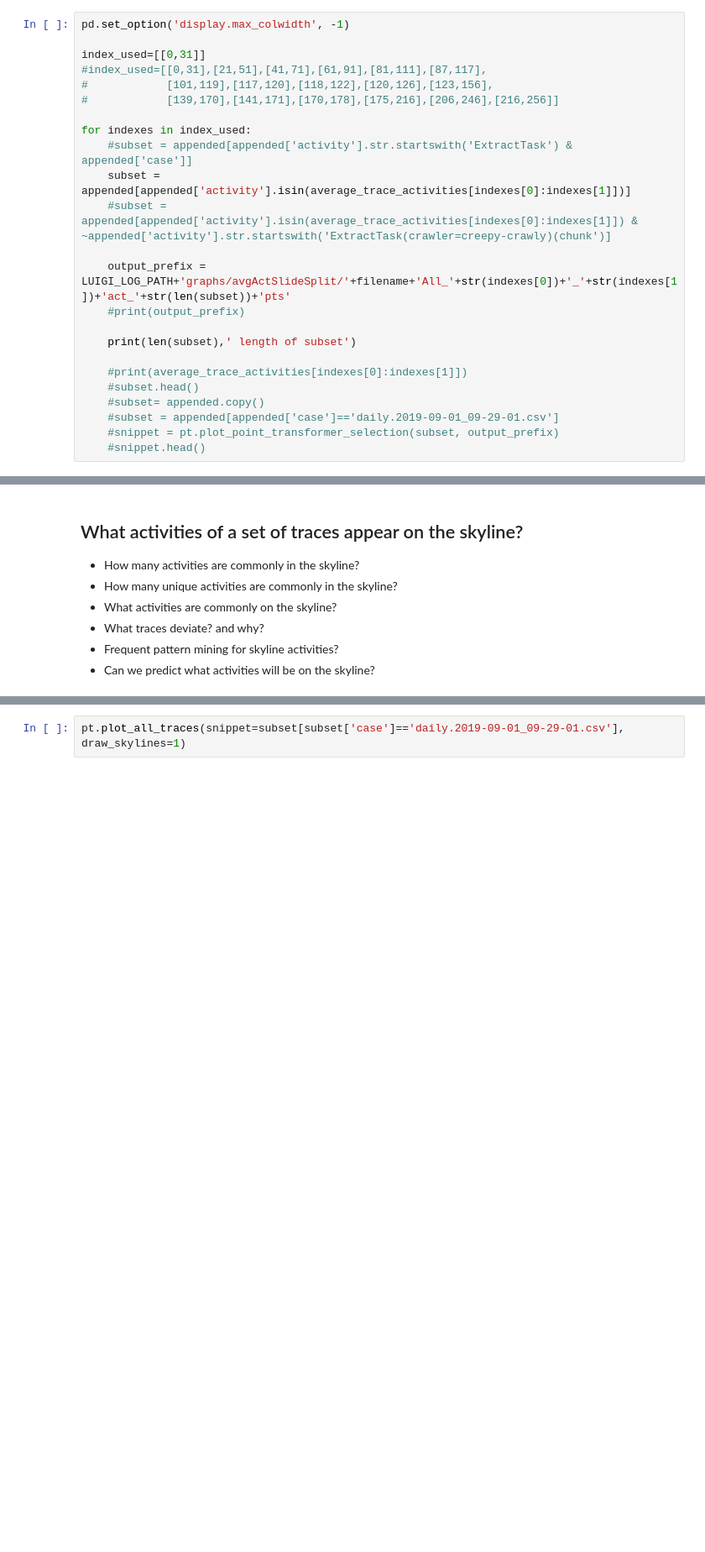
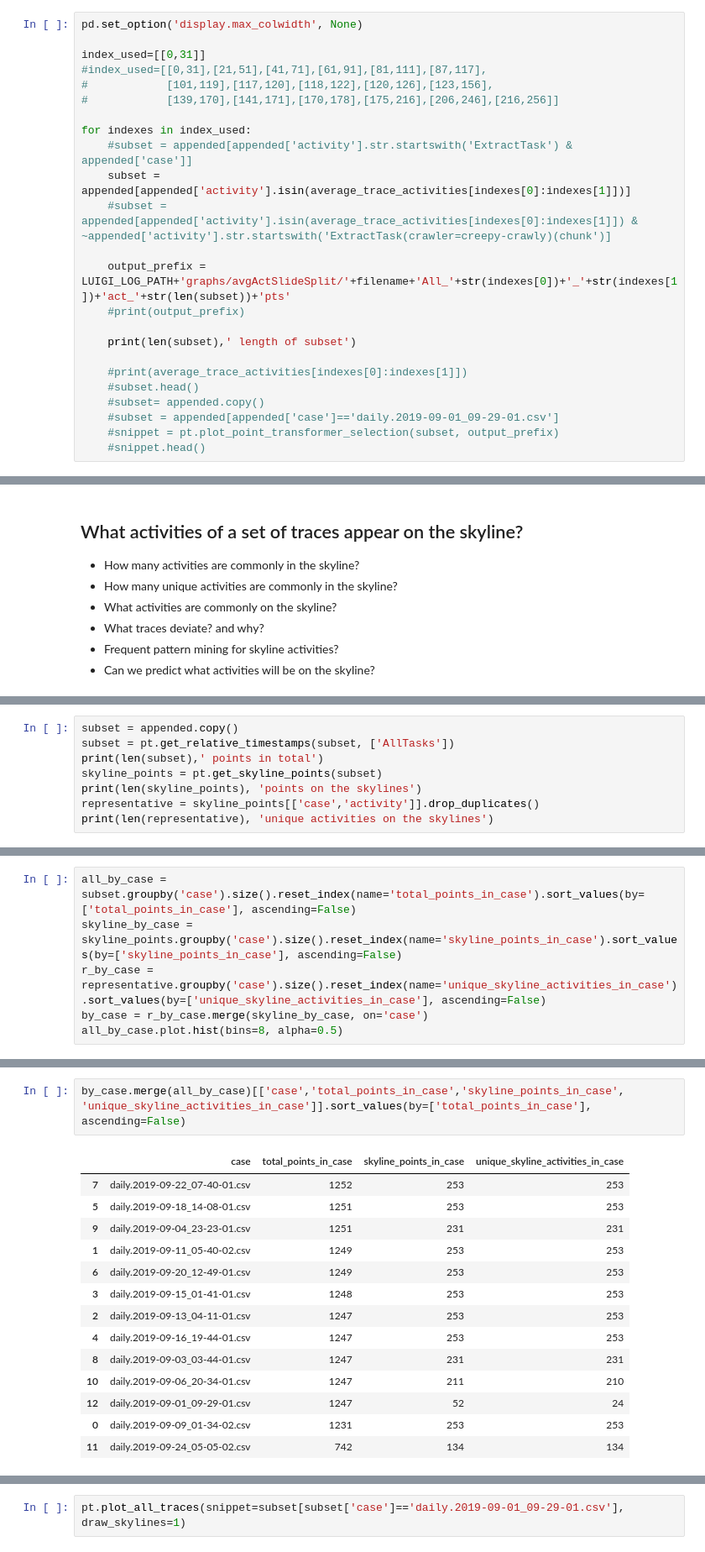
Before and after one commit to andreamalhera/perfSky, a Jupyter notebook: notebooks/skyline.ipynb, the cells around one changed output, grey strips where cells are left out. Shown: that part at 84% size. Saved outputs shown, nothing was run; the diff lists cells and outputs as text; blank space fills up the shorter version.

```diff
--- a/notebooks/skyline.ipynb
+++ b/notebooks/skyline.ipynb
@@ -75,7 +78,7 @@ print(len(average_trace_activities))
 # %% [output]
 253
 # %%
-pd.set_option('display.max_colwidth', -1)
+pd.set_option('display.max_colwidth', None)
 
 index_used=[[0,31]]
 #index_used=[[0,31],[21,51],[41,71],[61,91],[81,111],[87,117],
@@ -155,0 +134,8 @@ all_by_case
+# %%
+subset = appended.copy()
+subset = pt.get_relative_timestamps(subset, ['AllTasks'])
+print(len(subset),' points in total')
+skyline_points = pt.get_skyline_points(subset)
+print(len(skyline_points), 'points on the skylines')
+representative = skyline_points[['case','activity']].drop_duplicates()
+print(len(representative), 'unique activities on the skylines')
@@ -155,0 +146,6 @@ all_by_case
+# %%
+all_by_case = subset.groupby('case').size().reset_index(name='total_points_in_case').sort_values(by=['total_points_in_case'], ascending=False)
+skyline_by_case = skyline_points.groupby('case').size().reset_index(name='skyline_points_in_case').sort_values(by=['skyline_points_in_case'], ascending=False)
+r_by_case = representative.groupby('case').size().reset_index(name='unique_skyline_activities_in_case').sort_values(by=['unique_skyline_activities_in_case'], ascending=False)
+by_case = r_by_case.merge(skyline_by_case, on='case')
+all_by_case.plot.hist(bins=8, alpha=0.5)
@@ -155,0 +160,17 @@ all_by_case
+# %%
+by_case.merge(all_by_case)[['case','total_points_in_case','skyline_points_in_case', 'unique_skyline_activities_in_case']].sort_values(by=['total_points_in_case'], ascending=False)
+# %% [output]
+|  | case | total_points_in_case | skyline_points_in_case | unique_skyline_activities_in_case |
+| 7 | daily.2019-09-22_07-40-01.csv | 1252 | 253 | 253 |
+| 5 | daily.2019-09-18_14-08-01.csv | 1251 | 253 | 253 |
+| 9 | daily.2019-09-04_23-23-01.csv | 1251 | 231 | 231 |
+| 1 | daily.2019-09-11_05-40-02.csv | 1249 | 253 | 253 |
+| 6 | daily.2019-09-20_12-49-01.csv | 1249 | 253 | 253 |
+| 3 | daily.2019-09-15_01-41-01.csv | 1248 | 253 | 253 |
+| 2 | daily.2019-09-13_04-11-01.csv | 1247 | 253 | 253 |
+| 4 | daily.2019-09-16_19-44-01.csv | 1247 | 253 | 253 |
+| 8 | daily.2019-09-03_03-44-01.csv | 1247 | 231 | 231 |
+| 10 | daily.2019-09-06_20-34-01.csv | 1247 | 211 | 210 |
+| 12 | daily.2019-09-01_09-29-01.csv | 1247 | 52 | 24 |
+| 0 | daily.2019-09-09_01-34-02.csv | 1231 | 253 | 253 |
+| 11 | daily.2019-09-24_05-05-02.csv | 742 | 134 | 134 |
```
Also changed, not shown: parts of 13 cells of this notebook, 3 other files.
